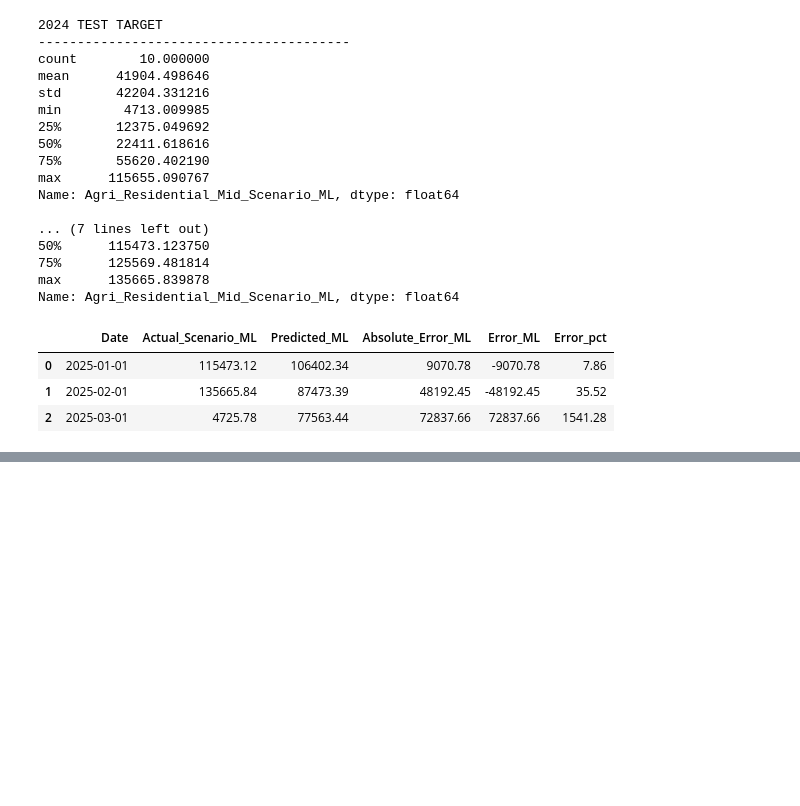
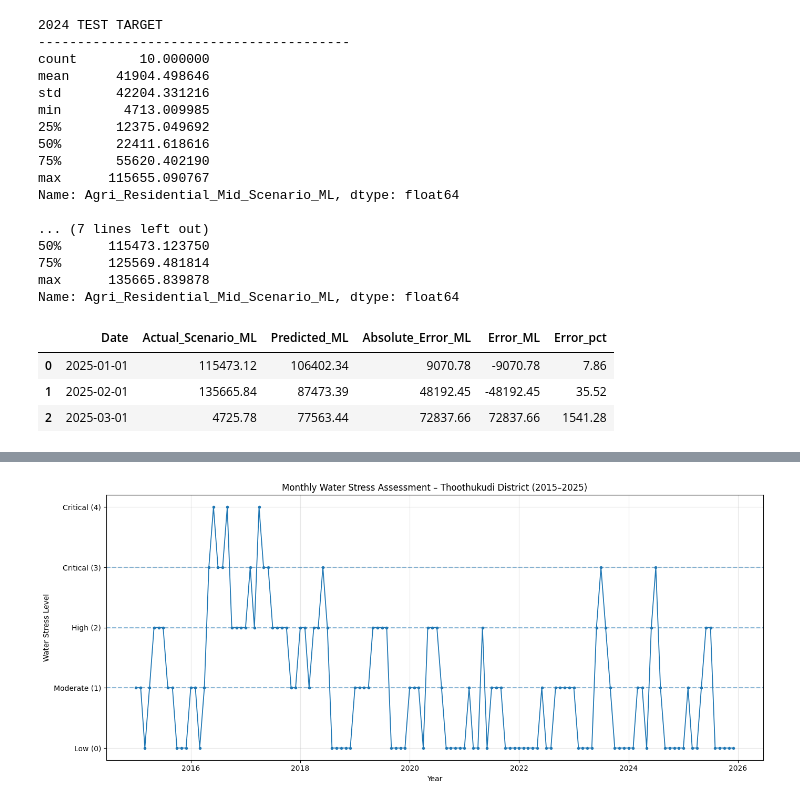
Before and after one commit to RajalakshmiTharmaraj/ProjectNew, a Jupyter notebook: Smart_Water_Management_Final_ML.ipynb, the cells around one changed output, grey strips where cells are left out. Saved outputs shown, nothing was run; the diff lists cells and outputs as text; code cells hidden in the pictures; blank space fills up the shorter version.

```diff
--- a/Smart_Water_Management_Final_ML.ipynb
+++ b/Smart_Water_Management_Final_ML.ipynb
@@ -1811,0 +2344,40 @@ display(
+# %%
+# ============================================================
+# VISUAL 1: MONTHLY WATER STRESS TREND
+# ============================================================
+
+import matplotlib.pyplot as plt
+
+plt.figure(figsize=(14, 6))
+
+plt.plot(
+    water_stress["Date"],
+    water_stress["Water_Stress_Score"],
+    marker="o",
+    markersize=3,
+    linewidth=1.3
+)
+
+# Stress level reference lines
+plt.axhline(y=1, linestyle="--", alpha=0.5)
+plt.axhline(y=2, linestyle="--", alpha=0.5)
+plt.axhline(y=3, linestyle="--", alpha=0.5)
+
+plt.yticks(
+    [0, 1, 2, 3, 4],
+    ["Low (0)", "Moderate (1)", "High (2)",
+     "Critical (3)", "Critical (4)"]
+)
+
+plt.title(
+    "Monthly Water Stress Assessment – Thoothukudi District (2015–2025)"
+)
+
+plt.xlabel("Year")
+plt.ylabel("Water Stress Level")
+
+plt.grid(alpha=0.3)
+plt.tight_layout()
+plt.show()
+# %% [output]
+[figure, added]
```
Also changed, not shown: parts of 35 cells of this notebook.
